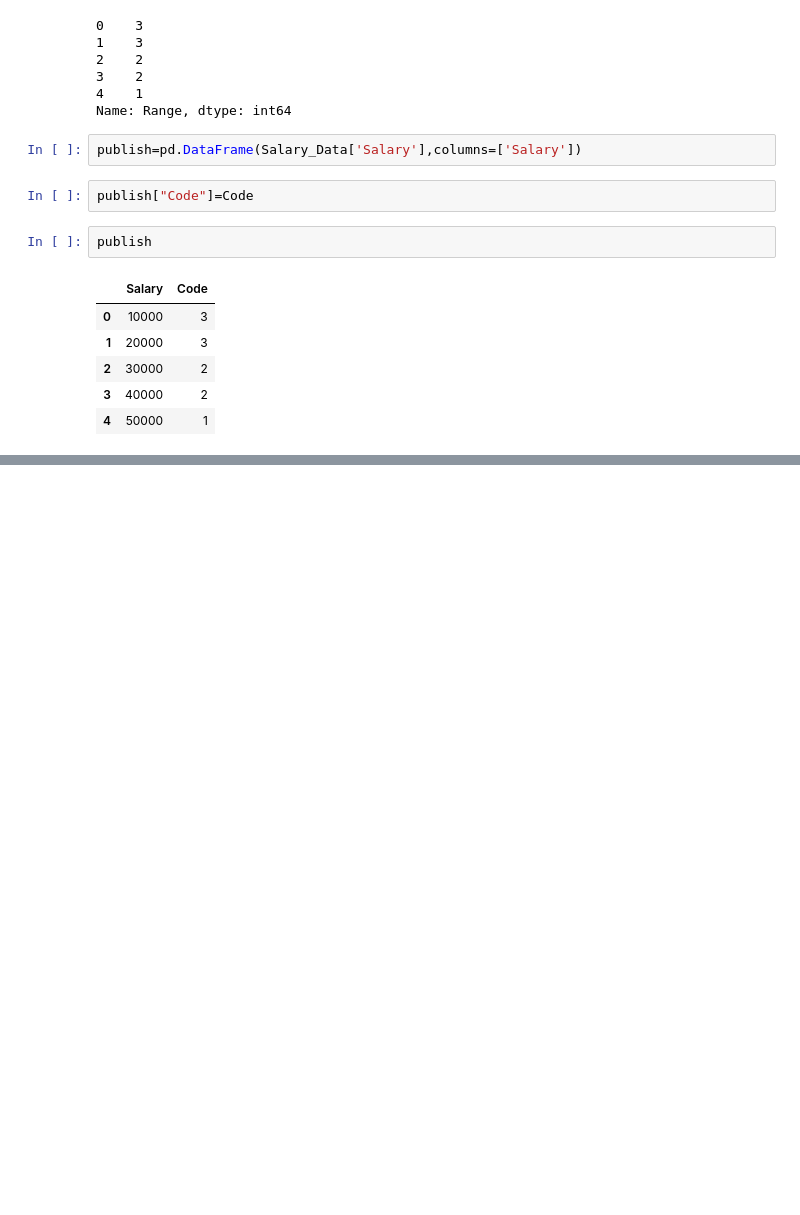
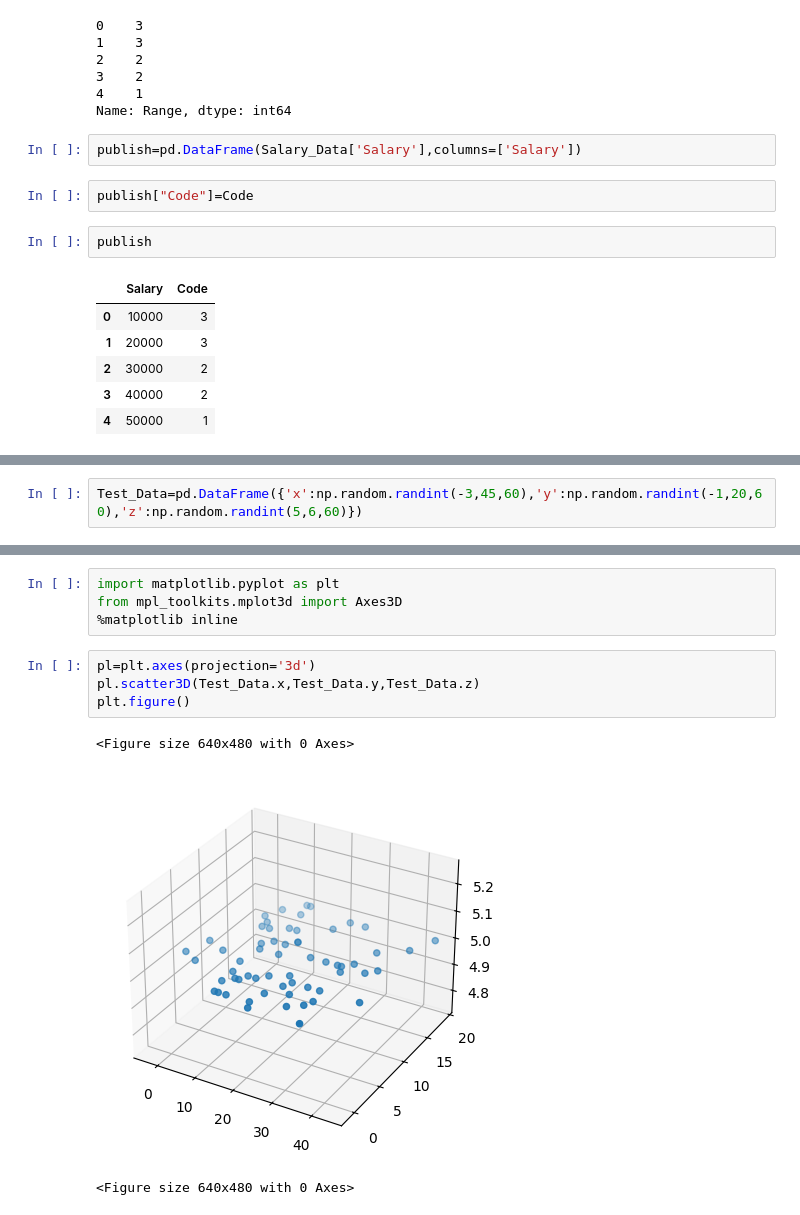
Before and after one commit to Elmuki/sem-5, a Jupyter notebook: Data Cleaning-checkpoint.ipynb, the cells around one changed output, grey strips where cells are left out. Drawn from its saved outputs; the diff is of its cells as text; blank space fills up the shorter version.

```diff
--- a/Data Cleaning-checkpoint.ipynb
+++ b/Data Cleaning-checkpoint.ipynb
@@ -165,0 +172,2 @@ publish
+# %%
+Test_Data=pd.DataFrame({'x':np.random.randint(-3,45,60),'y':np.random.randint(-1,20,60),'z':np.random.randint(5,6,60)})
@@ -165,0 +194,12 @@ publish
+# %%
+import matplotlib.pyplot as plt
+from mpl_toolkits.mplot3d import Axes3D
+%matplotlib inline
+# %%
+pl=plt.axes(projection='3d')
+pl.scatter3D(Test_Data.x,Test_Data.y,Test_Data.z)
+plt.figure()
+# %% [output]
+<Figure size 640x480 with 0 Axes>
+[figure, added]
+<Figure size 640x480 with 0 Axes>
```
Also changed, not shown: parts of 12 cells of this notebook.
